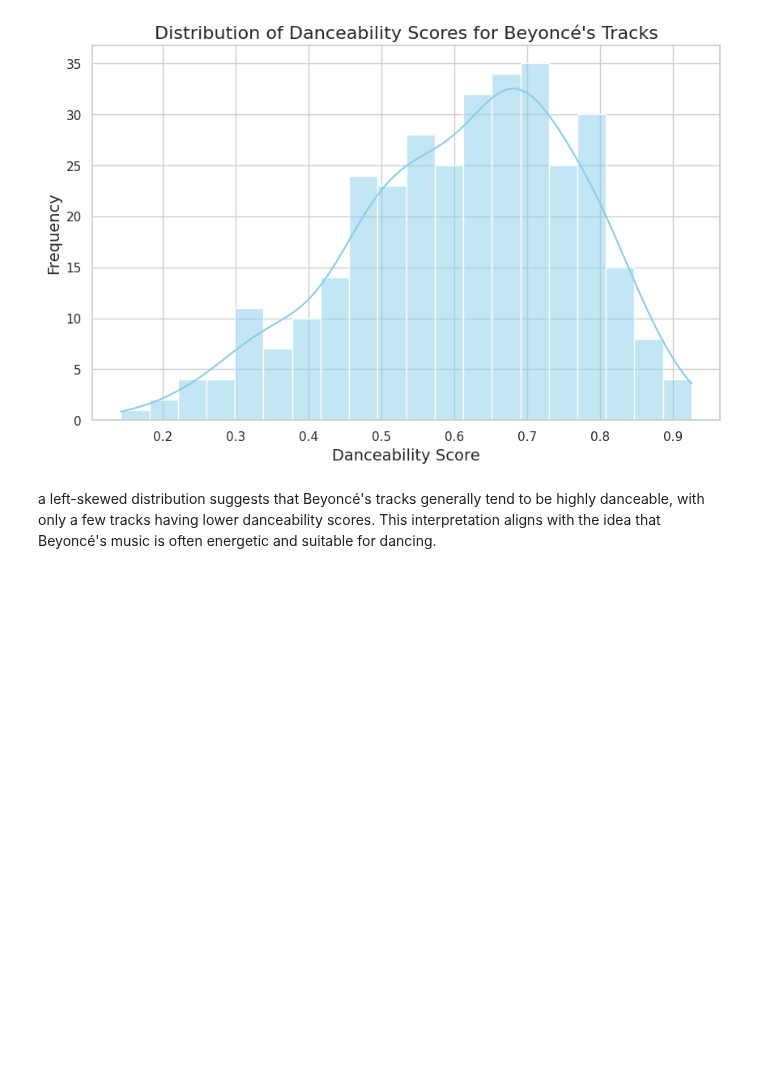
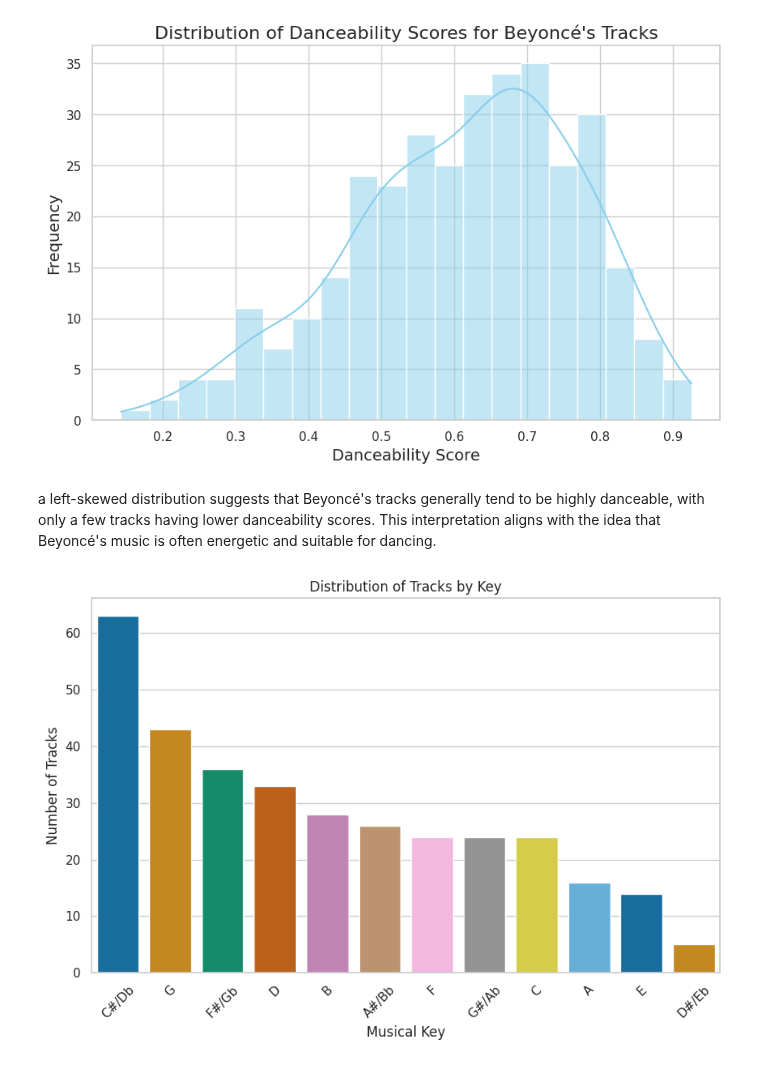
Before and after one commit to SanjilaGangaju/ExploratoryDataAnalysis_usingPython, a Jupyter notebook: beyoncetrack.ipynb, the cells around one changed output. Drawn from its saved outputs; the diff is of its cells as text; code cells hidden in the pictures; blank space fills up the shorter version.

Commit message:
Kaggle Notebook | BeyonceTrack | Version 6

```diff
--- a/beyoncetrack.ipynb
+++ b/beyoncetrack.ipynb
@@ -227,3 +227,30 @@ plt.show()
 [figure]
 # %% [markdown]
 a left-skewed distribution suggests that Beyoncé's tracks generally tend to be highly danceable, with only a few tracks having lower danceability scores. This interpretation aligns with the idea that Beyoncé's music is often energetic and suitable for dancing.
+# %%
+key_mapping={
+    0: 'C',
+    1: 'C#/Db',
+    2: 'D',
+    3: 'D#/Eb',
+    4: 'E',
+    5: 'F',
+    6: 'F#/Gb',
+    7: 'G',
+    8: 'G#/Ab',
+    9: 'A',
+    10: 'A#/Bb',
+    11: 'B'
+}
+data['key_map']=data['key'].map(key_mapping)
+freq=data['key_map'].value_counts().index
+# %%
+plt.figure(figsize=(10, 6))
+sns.countplot(x='key_map', data=data, palette='colorblind', order=freq)
+plt.title('Distribution of Tracks by Key')
+plt.xlabel('Musical Key')
+plt.ylabel('Number of Tracks')
+plt.xticks(rotation=45)
+plt.show()
+# %% [output]
+[figure, added]
```
